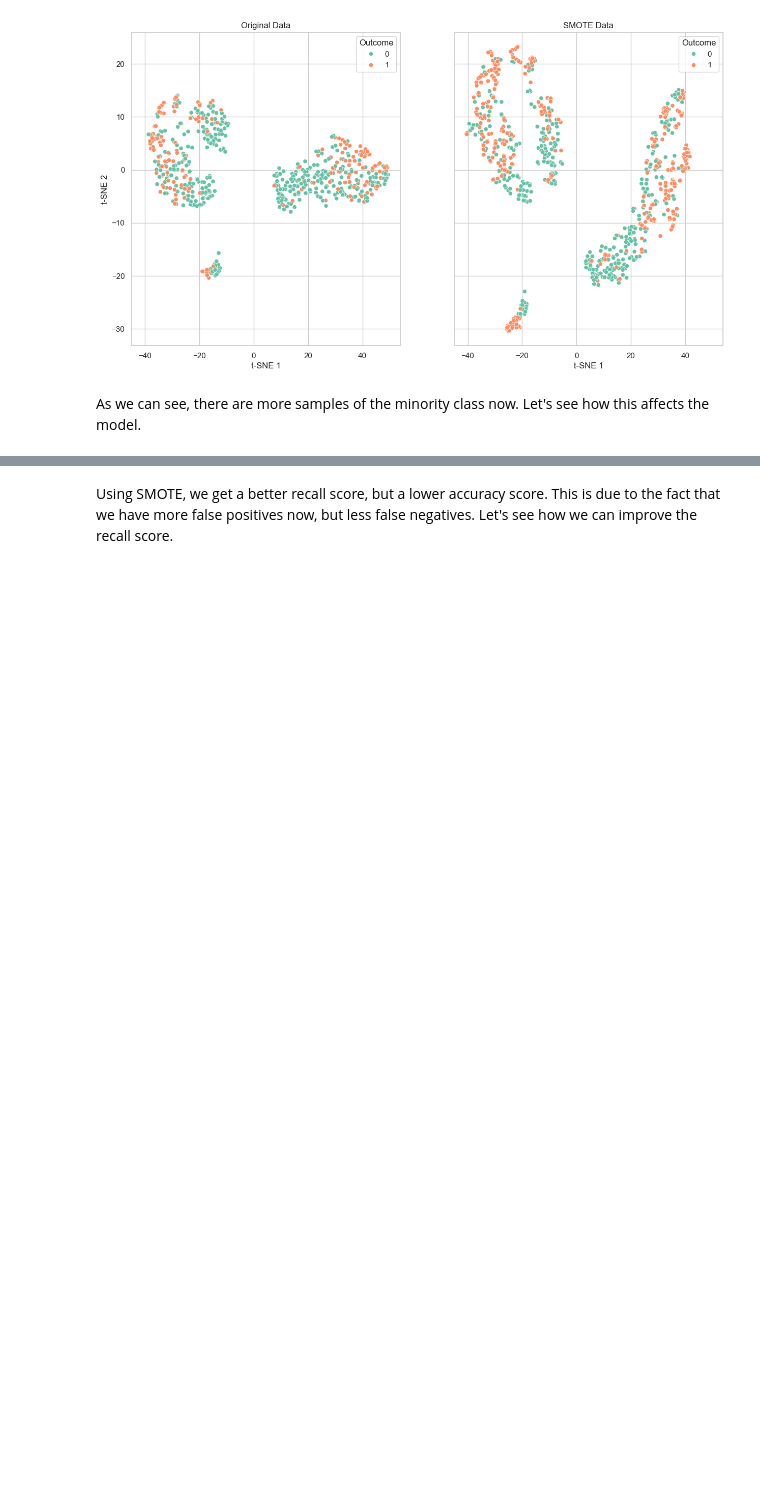
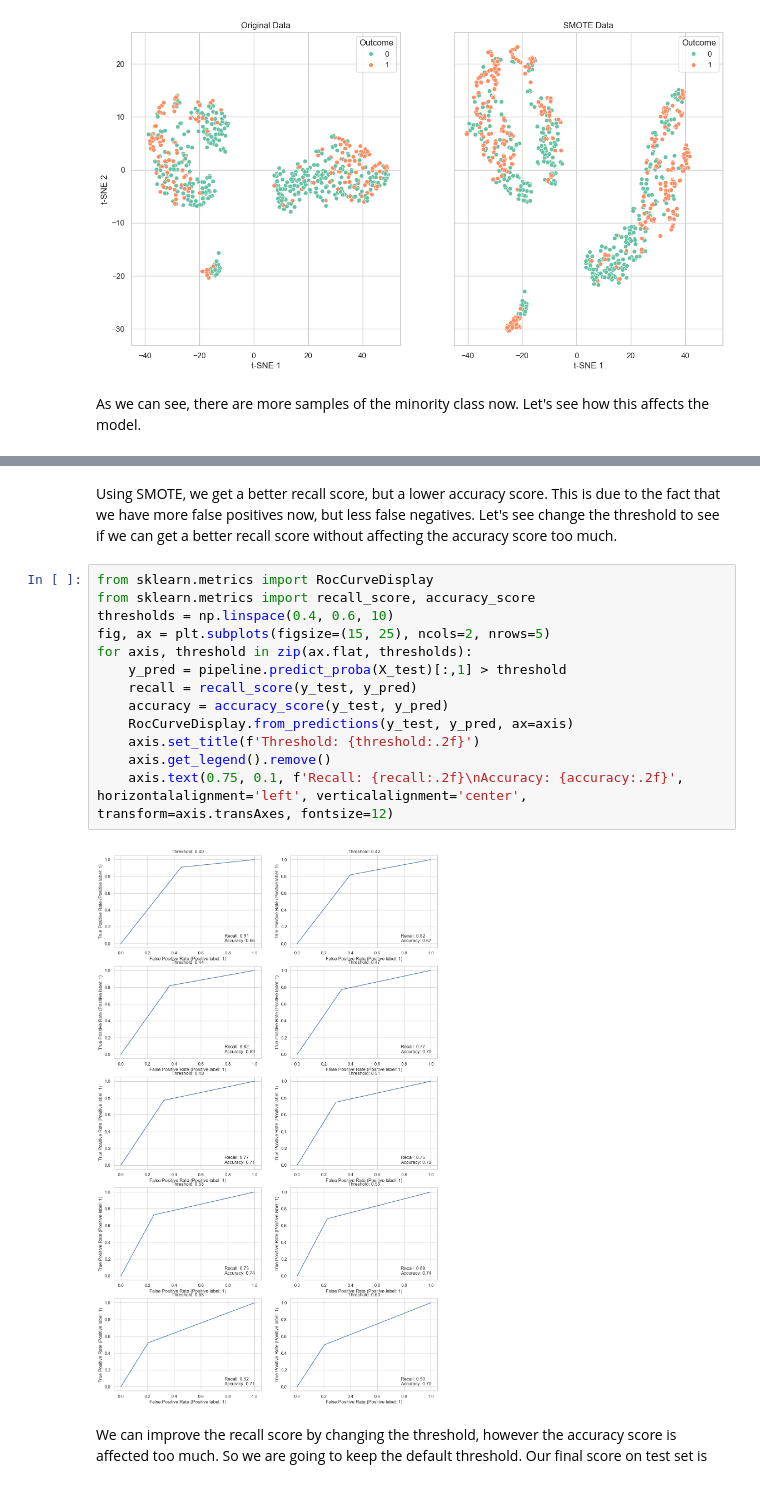
Before and after one commit to JuanDa14Sa/Diabetes-prediction, a Jupyter notebook: diabetes_prediction.ipynb, the cells around one changed output, grey strips where cells are left out. Cells and saved outputs as stored; diff of their text form; blank space fills up the shorter version.

```diff
--- a/diabetes_prediction.ipynb
+++ b/diabetes_prediction.ipynb
@@ -280,2 +295,20 @@ grid.best_params_: {'model__criterion': 'gini', 'model__max_depth': 2, 'model__n
 # %% [markdown]
-Using SMOTE, we get a better recall score, but a lower accuracy score. This is due to the fact that we have more false positives now, but less false negatives. Let's see how we can improve the recall score.
+Using SMOTE, we get a better recall score, but a lower accuracy score. This is due to the fact that we have more false positives now, but less false negatives. Let's see change the threshold to see if we can get a better recall score without affecting the accuracy score too much.
+# %%
+from sklearn.metrics import RocCurveDisplay
+from sklearn.metrics import recall_score, accuracy_score
+thresholds = np.linspace(0.4, 0.6, 10)
+fig, ax = plt.subplots(figsize=(15, 25), ncols=2, nrows=5)
+for axis, threshold in zip(ax.flat, thresholds):
+    y_pred = pipeline.predict_proba(X_test)[:,1] > threshold
+    recall = recall_score(y_test, y_pred)
+    accuracy = accuracy_score(y_test, y_pred)
+    RocCurveDisplay.from_predictions(y_test, y_pred, ax=axis)
+    axis.set_title(f'Threshold: {threshold:.2f}')
+    axis.get_legend().remove()
+    axis.text(0.75, 0.1, f'Recall: {recall:.2f}\nAccuracy: {accuracy:.2f}', horizontalalignment='left', verticalalignment='center', transform=axis.transAxes, fontsize=12)
+# %% [output]
+[figure, added]
+# %% [markdown]
+We can improve the recall score by changing the threshold, however the accuracy score is affected too much. So we are going to keep the default threshold.
+Our final score on test set is
```
Also changed, not shown: parts of 13 cells of this notebook.
